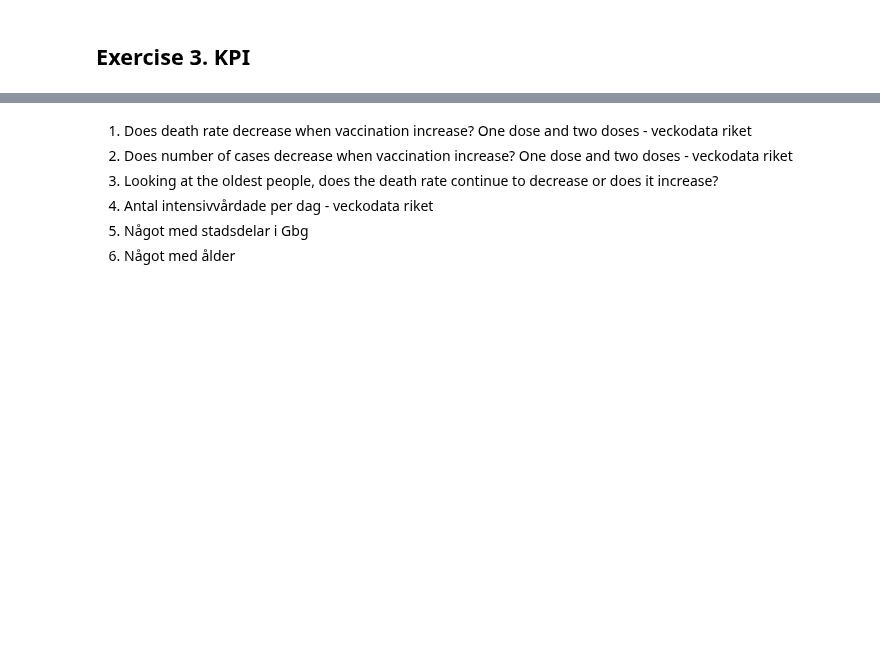
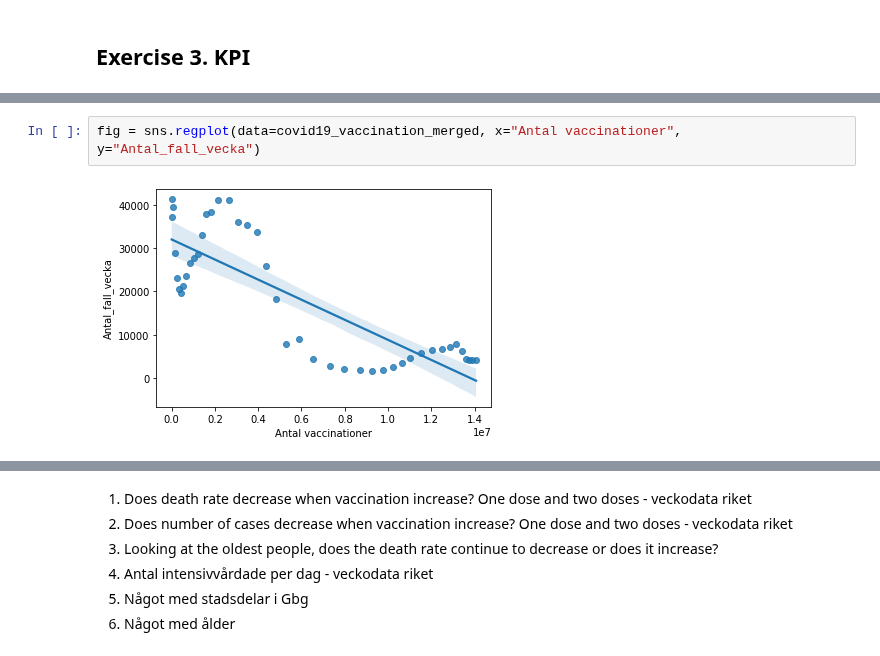
Before and after one commit to Anna-MariaSjolund/Data-Handling-Anna-MariaSjolund, a Jupyter notebook: Labs/Covid-Lab/covid_lab.ipynb, the cells around one changed output, grey strips where cells are left out. Cells and saved outputs as stored; diff of their text form; blank space fills up the shorter version.

```diff
--- a/Labs/Covid-Lab/covid_lab.ipynb
+++ b/Labs/Covid-Lab/covid_lab.ipynb
@@ -550,0 +394,4 @@ fig = fig = px.line(
+# %%
+fig = sns.regplot(data=covid19_vaccination_merged, x="Antal vaccinationer", y="Antal_fall_vecka")
+# %% [output]
+[figure, added]
```
Also changed, not shown: parts of 41 cells of this notebook.
